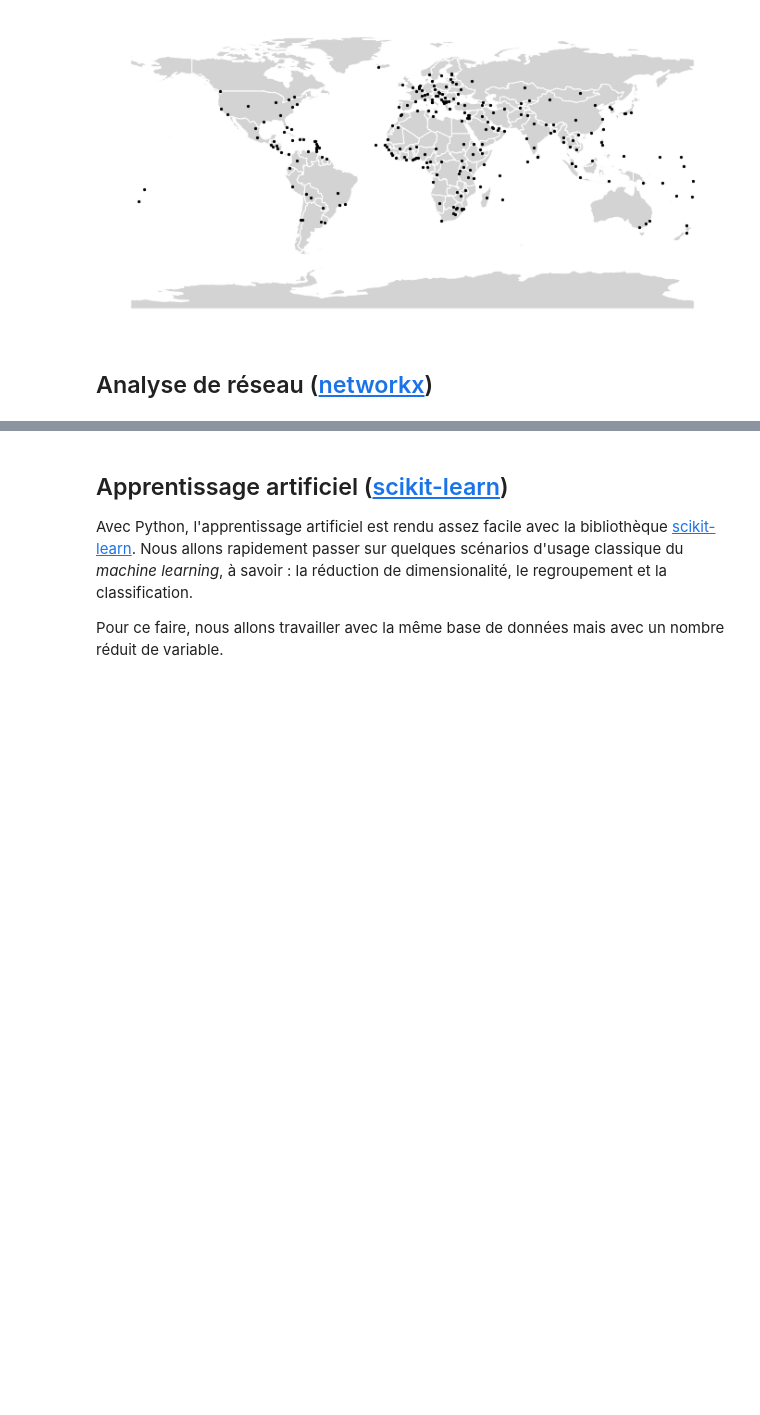
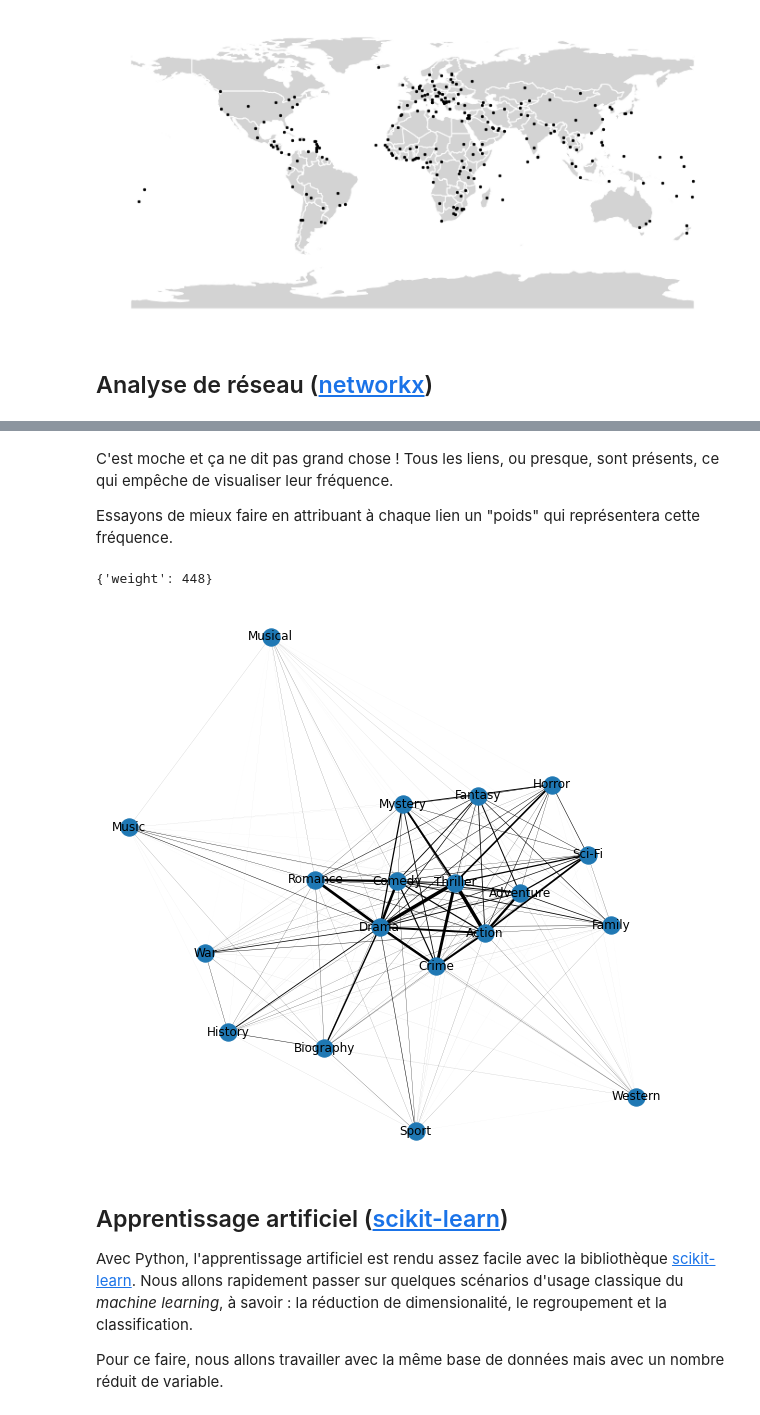
Before and after one commit to mazieres/explo-shs-python, a Jupyter notebook: materiel/introduction_analyse_de_donnees_avec_python.ipynb, the cells around one changed output, grey strips where cells are left out. Cells and saved outputs as stored; diff of their text form; code cells hidden in the pictures; blank space fills up the shorter version.

```diff
--- a/materiel/introduction_analyse_de_donnees_avec_python.ipynb
+++ b/materiel/introduction_analyse_de_donnees_avec_python.ipynb
@@ -407,3 +422,36 @@ Vous trouverez ce dont vous avez besoin ici : https://networkx.github.io/documen
+# %% [markdown]
+C'est moche et ça ne dit pas grand chose ! Tous les liens, ou presque, sont présents, ce qui empêche de visualiser leur fréquence.
+
+Essayons de mieux faire en attribuant à chaque lien un "poids" qui représentera cette fréquence.
+# %%
+better_edges = {}
+
+with open("datasets/genres.csv") as fo:
+    for line in fo:
+        for n in itertools.combinations(line.strip().split(",")[1:], 2):
+            edge = tuple(sorted(n))
+            if edge not in better_edges:
+                better_edges[edge] = 1
+            else:
+                better_edges[edge] += 1
+# %%
+G = nx.Graph()
+for edge, frequence in better_edges.items():
+    G.add_edge(edge[0], edge[1])
+    G.edges[edge[0], edge[1]]['weight'] = frequence
+# %%
+G.edges['Action', 'Adventure']
+# %% [output]
+{'weight': 448}
+# %%
+fig, ax = plt.subplots(figsize=(10, 10))
+edges = G.edges()
+weights = [G[u][v]['weight']*.005 for u,v in edges]
+nx.draw(G,
+        width=list(weights),
+        with_labels=True)
+# %% [output]
+[figure, added]
 # %% [markdown]
 ## Apprentissage artificiel ([scikit-learn](https://scikit-learn.org/stable/))
 
```
Also changed, not shown: parts of 10 cells of this notebook.
